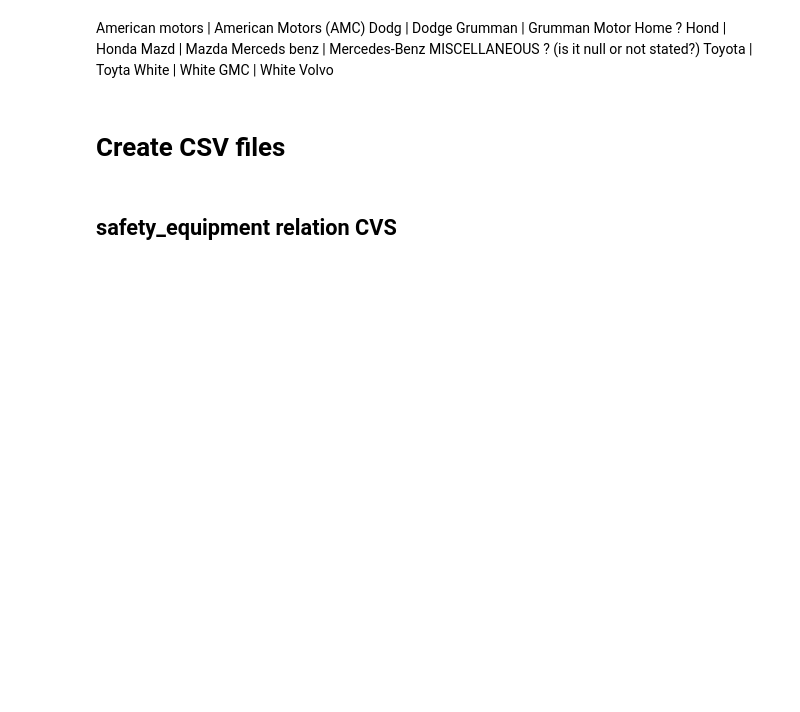
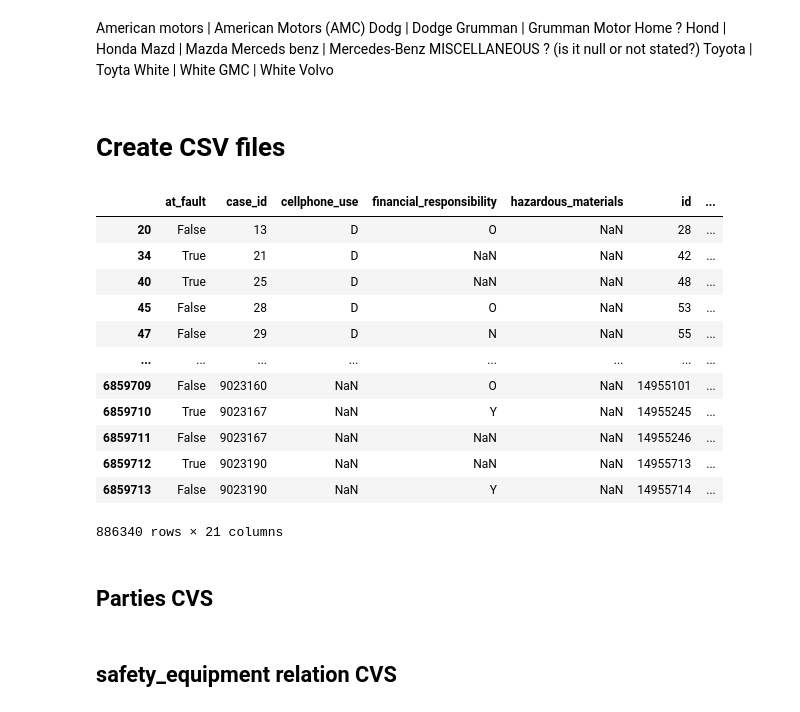
Before and after one commit to jonasblanc/CS-322-Database-Project, a Jupyter notebook: Parties.ipynb, the cells around one changed output. Cells and saved outputs as stored; diff of their text form; code cells hidden in the pictures; blank space fills up the shorter version.

Commit message:
Prepare parties csv

```diff
--- a/Parties.ipynb
+++ b/Parties.ipynb
@@ -204,3 +204,21 @@ White | White GMC | White Volvo
 save_obj(clean_data, "clean_parties")
 # %% [markdown]
 # Create CSV files
+# %%
+clean_data[clean_data["statewide_vehicle_type"].isnull()]
+# %% [output]
+|  | at_fault | case_id | cellphone_use | financial_responsibility | hazardous_materials | id | ... |
+| 20 | False | 13 | D | O | NaN | 28 | ... |
+| 34 | True | 21 | D | NaN | NaN | 42 | ... |
+| 40 | True | 25 | D | NaN | NaN | 48 | ... |
+| 45 | False | 28 | D | O | NaN | 53 | ... |
+| 47 | False | 29 | D | N | NaN | 55 | ... |
+| ... | ... | ... | ... | ... | ... | ... | ... |
+| 6859709 | False | 9023160 | NaN | O | NaN | 14955101 | ... |
+| 6859710 | True | 9023167 | NaN | Y | NaN | 14955245 | ... |
+| 6859711 | False | 9023167 | NaN | NaN | NaN | 14955246 | ... |
+| 6859712 | True | 9023190 | NaN | NaN | NaN | 14955713 | ... |
+| 6859713 | False | 9023190 | NaN | Y | NaN | 14955714 | ... |
+886340 rows × 21 columns
+# %% [markdown]
+## Parties CVS
```
Also changed, not shown: parts of 3 cells of this notebook.
